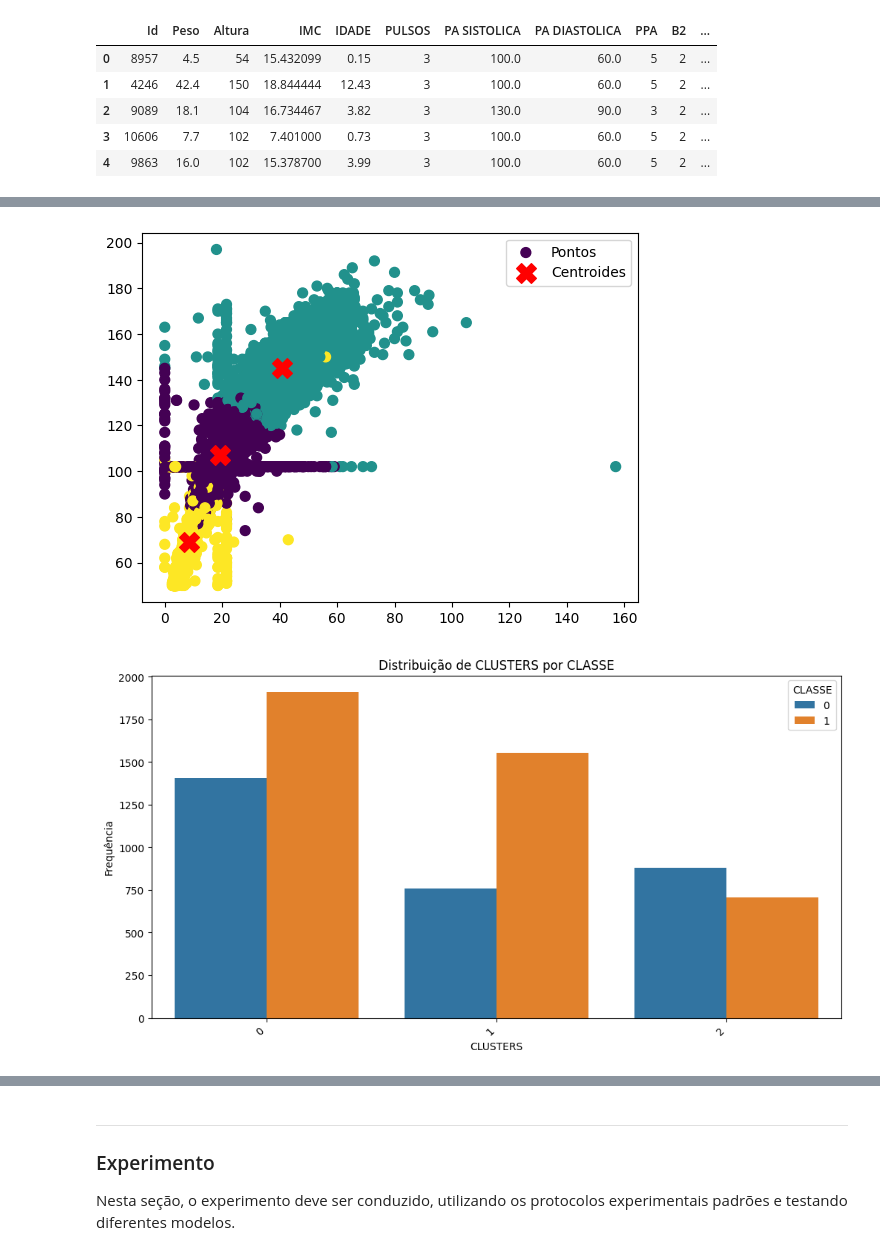
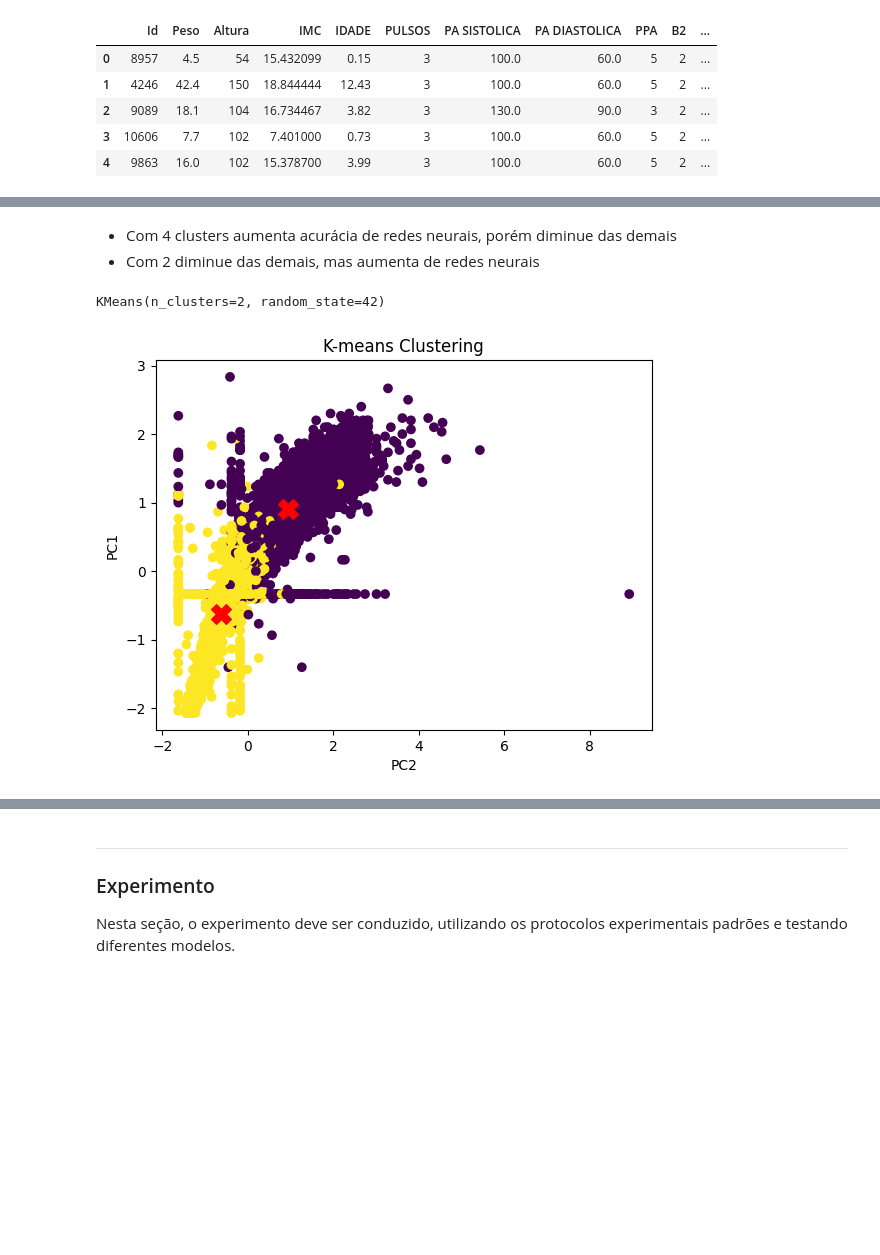
Before and after one commit to guisantoxxx/trabalho-AM, a Jupyter notebook: k_means_normalizacao.ipynb, the cells around one changed output, grey strips where cells are left out. Cells and saved outputs as stored; diff of their text form; code cells hidden in the pictures; blank space fills up the shorter version.

Commit message:
tentativa sucedida, utilizando normalização seguido de k-means para criarção de um novo atributo, além disso, ao invés de remover NaN de MOTIVO 1 e 2, foram substituidos pela mediana

```diff
--- a/tentativa_teste.ipynb
+++ b/k_means_normalizacao.ipynb
@@ -880,0 +860,3 @@ dados_totais = dados_totais.drop(columns='CLASSE')
+# %%
+scaler = StandardScaler()
+dados_normalizados = pd.DataFrame(scaler.fit_transform(dados), columns=dados.columns)
@@ -885,16 +867,22 @@ X = dados_totais.iloc[:, 1:].values
+# %% [markdown]
+* Com 4 clusters aumenta acurácia de redes neurais, porém diminue das demais
+* Com 2 diminue das demais, mas aumenta de redes neurais
 # %%
-kmeans = KMeans(n_clusters=3, random_state=42)
-labels = kmeans.fit_predict(X)
-labels = kmeans.labels_
-centroids = kmeans.cluster_centers_
+kmeans = KMeans(n_clusters=2, random_state=42)
+kmeans.fit(dados_normalizados)
+# %% [output]
+KMeans(n_clusters=2, random_state=42)
+# %%
+rotulos = kmeans.labels_
+centroides = kmeans.cluster_centers_
+# %%
+dados_normalizados['CLUSTER'] = rotulos
 # %%
-plt.scatter(
-    X[:, 0], X[:, 1], c=labels, cmap="viridis", marker="o", s=50, label="Pontos"
-)
-plt.scatter(
-    centroids[:, 0], centroids[:, 1], c="red", marker="X", s=200, label="Centroides"
-)
-plt.legend()
+plt.scatter(dados_normalizados['Peso'], dados_normalizados['Altura'], c=dados_normalizados['CLUSTER'], cmap='viridis')
+plt.scatter(centroides[:, 0], centroides[:, 1], s=200, c='red', marker='X')
+plt.xlabel('PC2')
+plt.ylabel('PC1')
+plt.title('K-means Clustering')
 plt.show()
 # %% [output]
-[figure, old version]
+[figure, new version]
@@ -912,4 +888,0 @@ test_data = pd.merge(
-# %%
-plotar_grafico_barras(train_data, 'CLUSTERS', 'CLASSE')
-# %% [output]
-[figure, removed]
```
Also changed, not shown: parts of 141 cells of this notebook, 9 other files.
